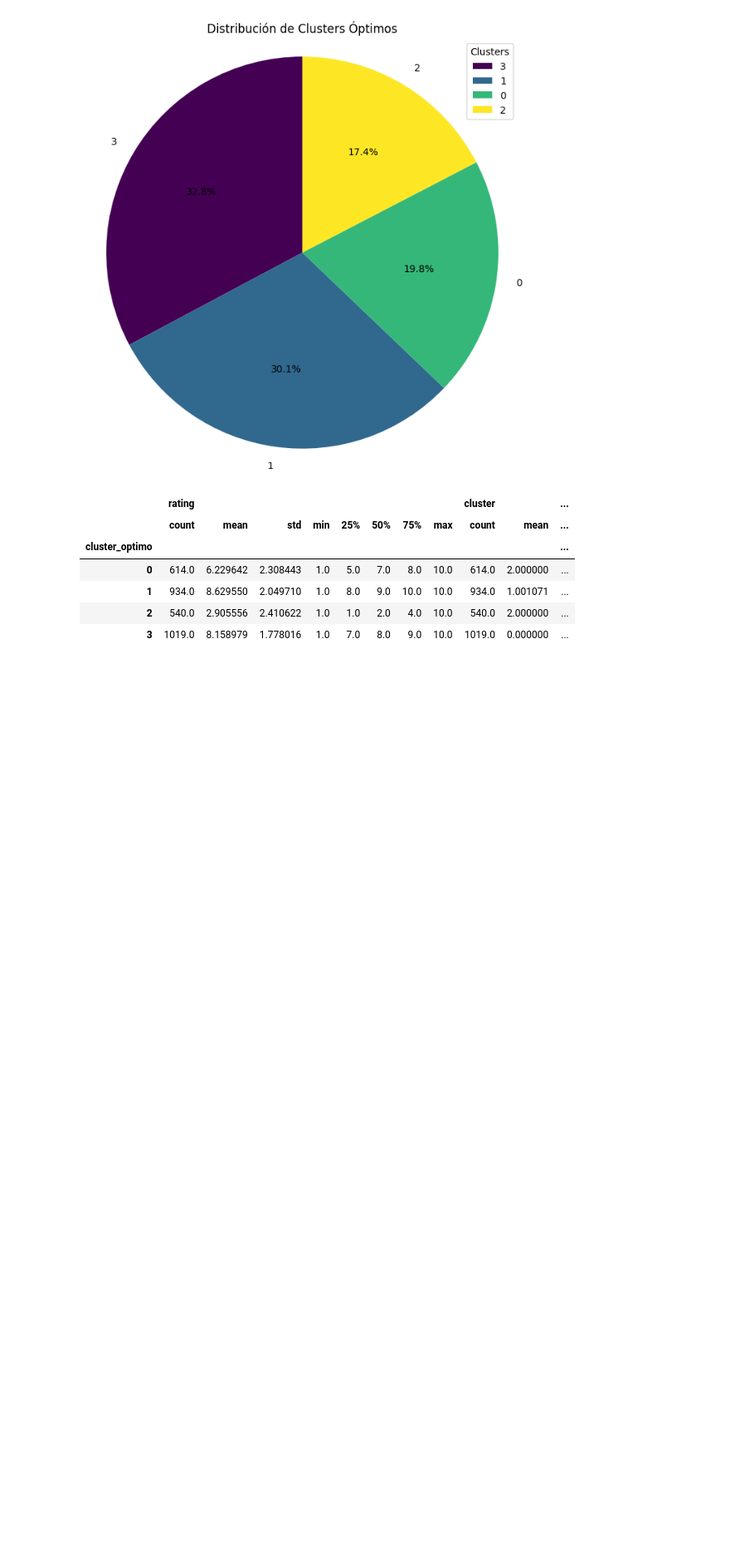
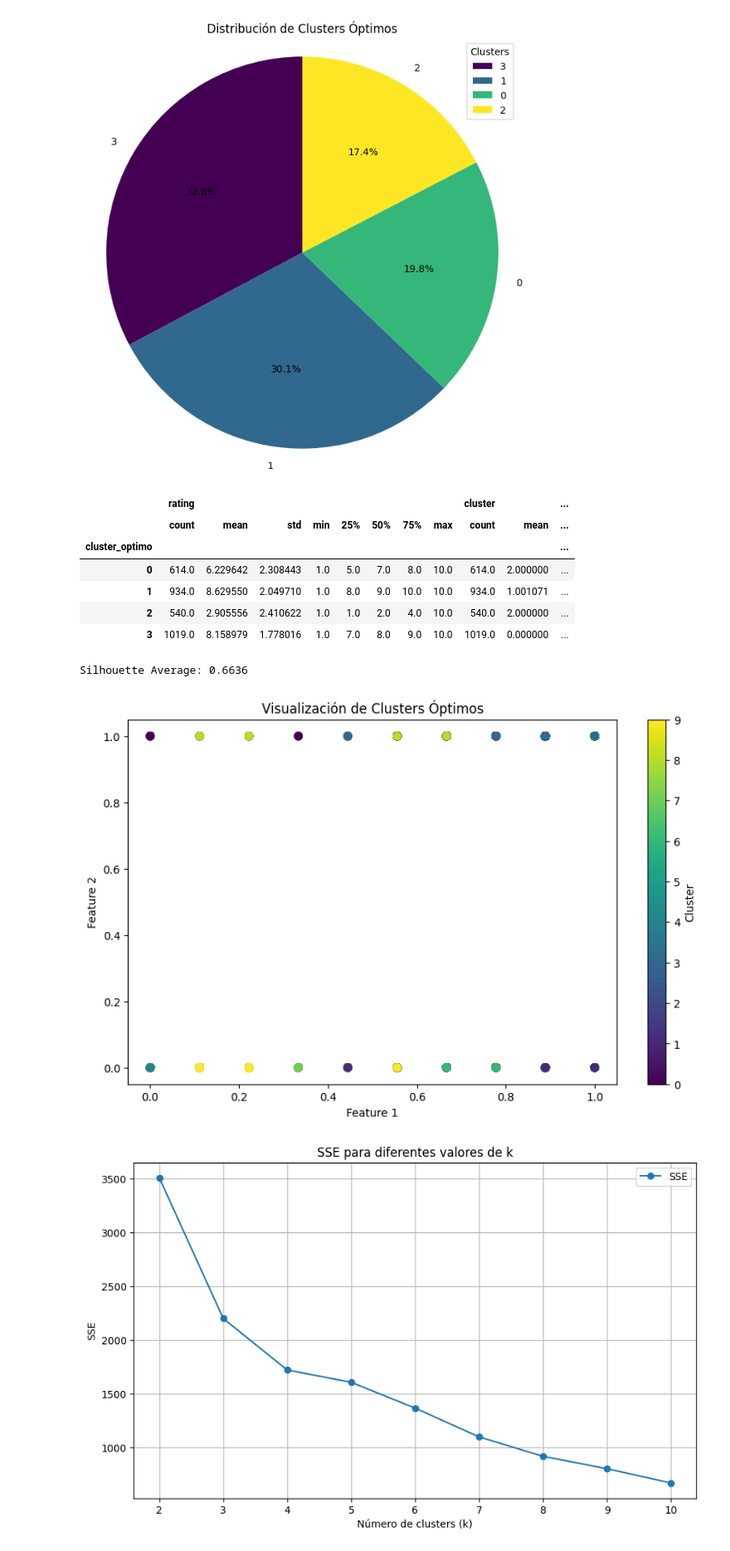
Before and after one commit to NaiSaratxaga/2503_dsft_thebridge_naiara, a Jupyter notebook: 3-Machine_Learning/2-No_Supervisado/1-Clustering/Practica/EJER_1_kmeans_drugs_review.ipynb, the cells around one changed output. Shown at 83% size. Cells and saved outputs as stored; diff of their text form; code cells hidden in the pictures; blank space fills up the shorter version.

```diff
--- a/3-Machine_Learning/2-No_Supervisado/1-Clustering/Practica/EJER_1_kmeans_drugs_review.ipynb
+++ b/3-Machine_Learning/2-No_Supervisado/1-Clustering/Practica/EJER_1_kmeans_drugs_review.ipynb
@@ -226,3 +227,45 @@ cluster_describe
 | 1 | 934.0 | 8.629550 | 2.049710 | 1.0 | 8.0 | 9.0 | 10.0 | 10.0 | 934.0 | 1.001071 | ... |
 | 2 | 540.0 | 2.905556 | 2.410622 | 1.0 | 1.0 | 2.0 | 4.0 | 10.0 | 540.0 | 2.000000 | ... |
 | 3 | 1019.0 | 8.158979 | 1.778016 | 1.0 | 7.0 | 8.0 | 9.0 | 10.0 | 1019.0 | 0.000000 | ... |
+# %%
+# Calcular el promedio del Silhouette Score
+from sklearn.metrics import silhouette_score as skl_silhouette_score
+
+silhouette_avg = skl_silhouette_score(X_scaled, labels)
+print(f"Silhouette Average: {silhouette_avg:.4f}")
+# %% [output]
+Silhouette Average: 0.6636
+# %%
+# Graficar los clusters óptimos con plt.scatter
+plt.figure(figsize=(10, 6))
+plt.scatter(X_scaled[:, 0], X_scaled[:, 1], c=labels, cmap='viridis', s=50)
+plt.title('Visualización de Clusters Óptimos')
+plt.xlabel('Feature 1')
+plt.ylabel('Feature 2')
+plt.colorbar(label='Cluster')
+plt.show()
+
+# Graficar SSE con líneas
+plt.figure(figsize=(10, 6))
+plt.plot(k_range, sse, linestyle='-', marker='o', label='SSE')
+plt.xlabel('Número de clusters (k)')
+plt.ylabel('SSE')
+plt.title('SSE para diferentes valores de k')
+plt.legend()
+plt.grid(True)
+plt.show()
+
+# Distribución de los clusters óptimos
+cluster_counts = pd.Series(labels).value_counts()
+
+# Crear el gráfico de pastel
+plt.figure(figsize=(8, 8))
+colors = plt.cm.viridis(np.linspace(0, 1, len(cluster_counts)))
+plt.pie(cluster_counts, labels=cluster_counts.index, autopct='%1.1f%%', startangle=90, colors=colors)
+plt.title('Distribución de Clusters Óptimos')
+plt.axis('equal')  # Equal aspect ratio ensures that pie is drawn as a circle.
+plt.legend(title='Clusters')
+plt.show()
+# %% [output]
+[figure, added]
+[figure, added]
```
Also changed, not shown: parts of 2 cells of this notebook, 2 other files.
